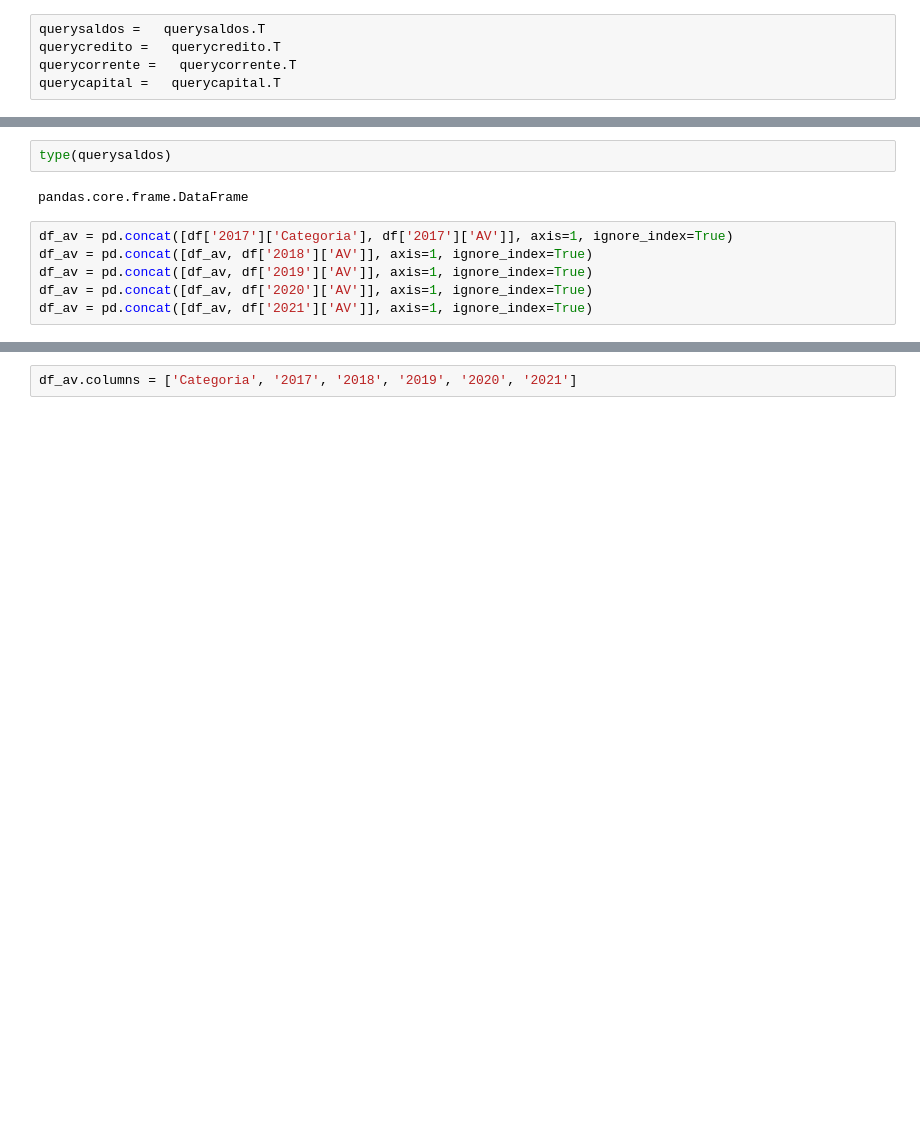
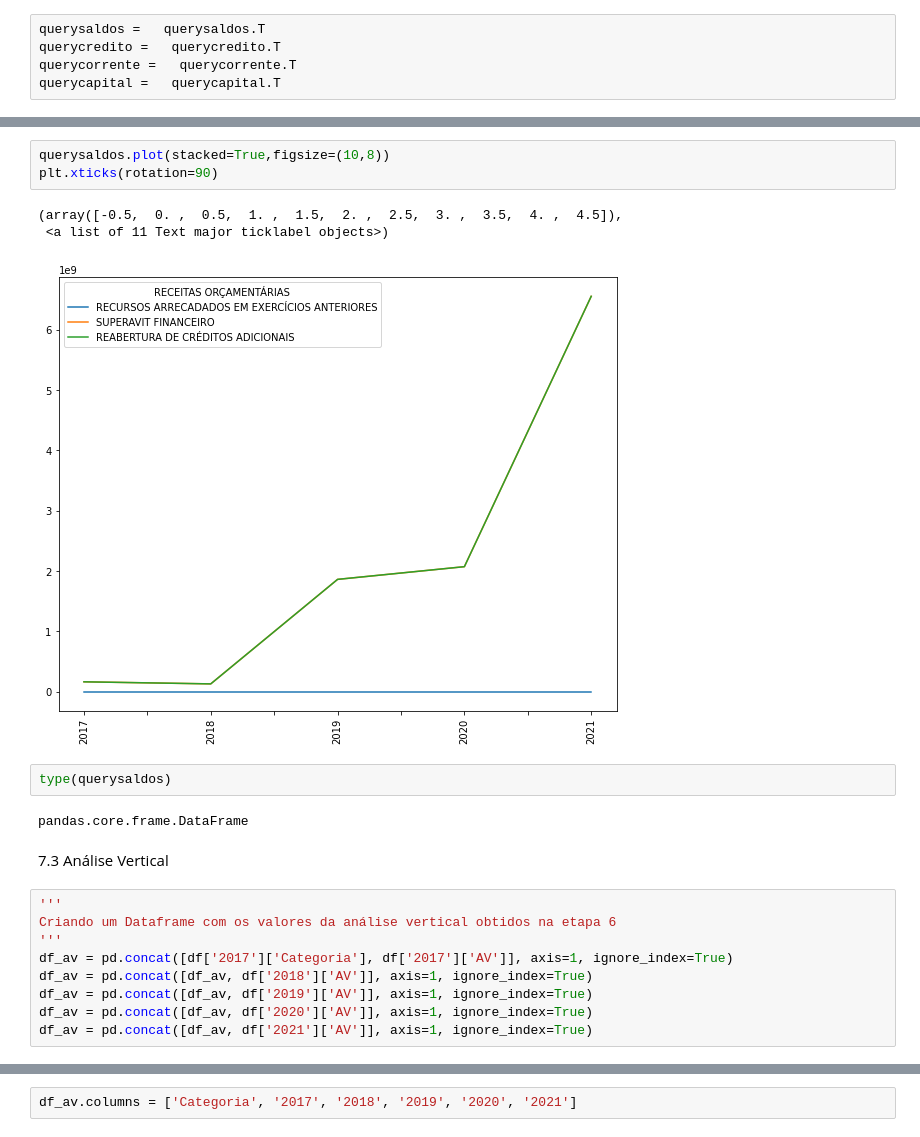
Before and after one commit to carolfazani/orcamento_sp, a Jupyter notebook: Preparando_os_dados.ipynb, the cells around one changed output, grey strips where cells are left out. Cells and saved outputs as stored; diff of their text form; blank space fills up the shorter version.

```diff
--- a/Preparando_os_dados.ipynb
+++ b/Preparando_os_dados.ipynb
@@ -476,8 +538,20 @@ plt.xticks(rotation=90)
+# %%
+querysaldos.plot(stacked=True,figsize=(10,8))
+plt.xticks(rotation=90)
+# %% [output]
+(array([-0.5,  0. ,  0.5,  1. ,  1.5,  2. ,  2.5,  3. ,  3.5,  4. ,  4.5]),
+ <a list of 11 Text major ticklabel objects>)
+[figure, added]
 # %%
 type(querysaldos)
 # %% [output]
 pandas.core.frame.DataFrame
+# %% [markdown]
+7.3 Análise Vertical
 # %%
+'''
+Criando um Dataframe com os valores da análise vertical obtidos na etapa 6
+'''
 df_av = pd.concat([df['2017']['Categoria'], df['2017']['AV']], axis=1, ignore_index=True)
 df_av = pd.concat([df_av, df['2018']['AV']], axis=1, ignore_index=True)
 df_av = pd.concat([df_av, df['2019']['AV']], axis=1, ignore_index=True)
```
Also changed, not shown: parts of 46 cells of this notebook.
